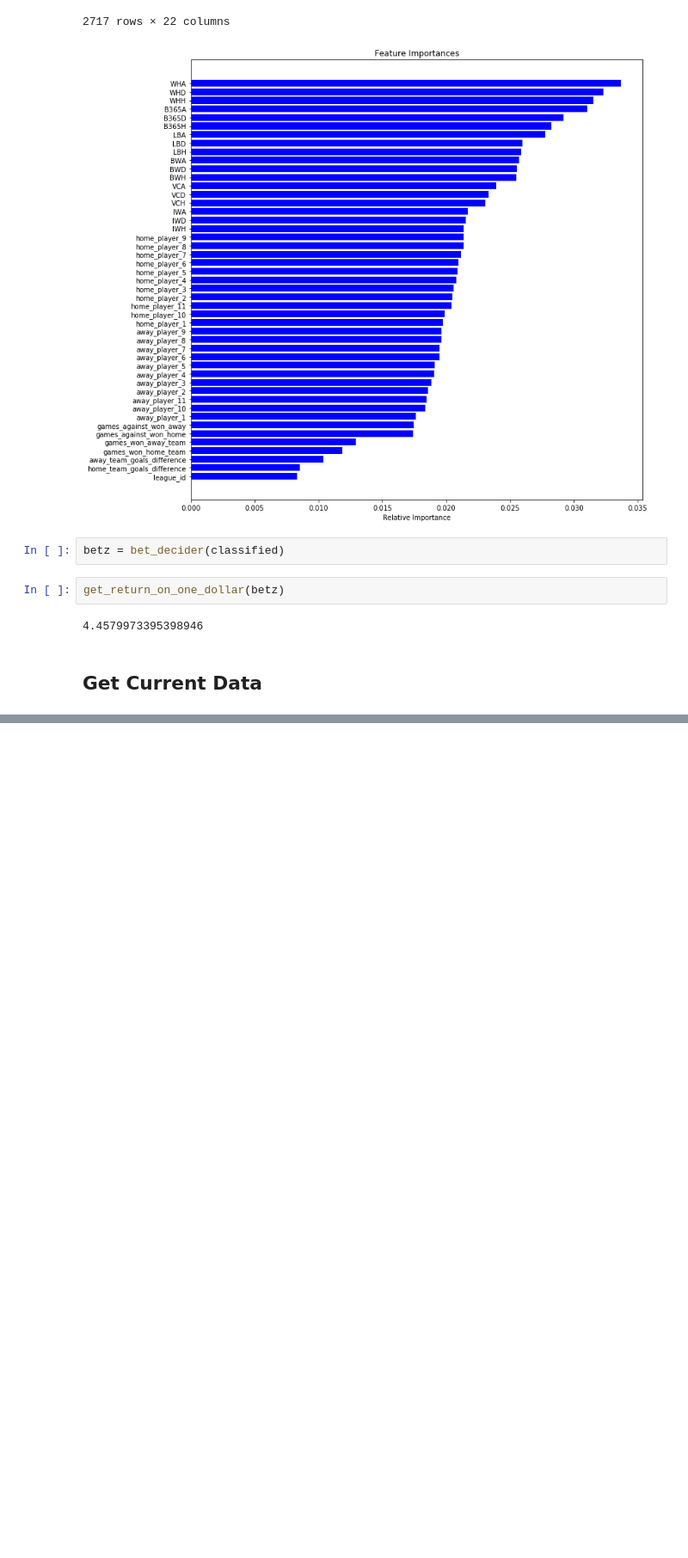
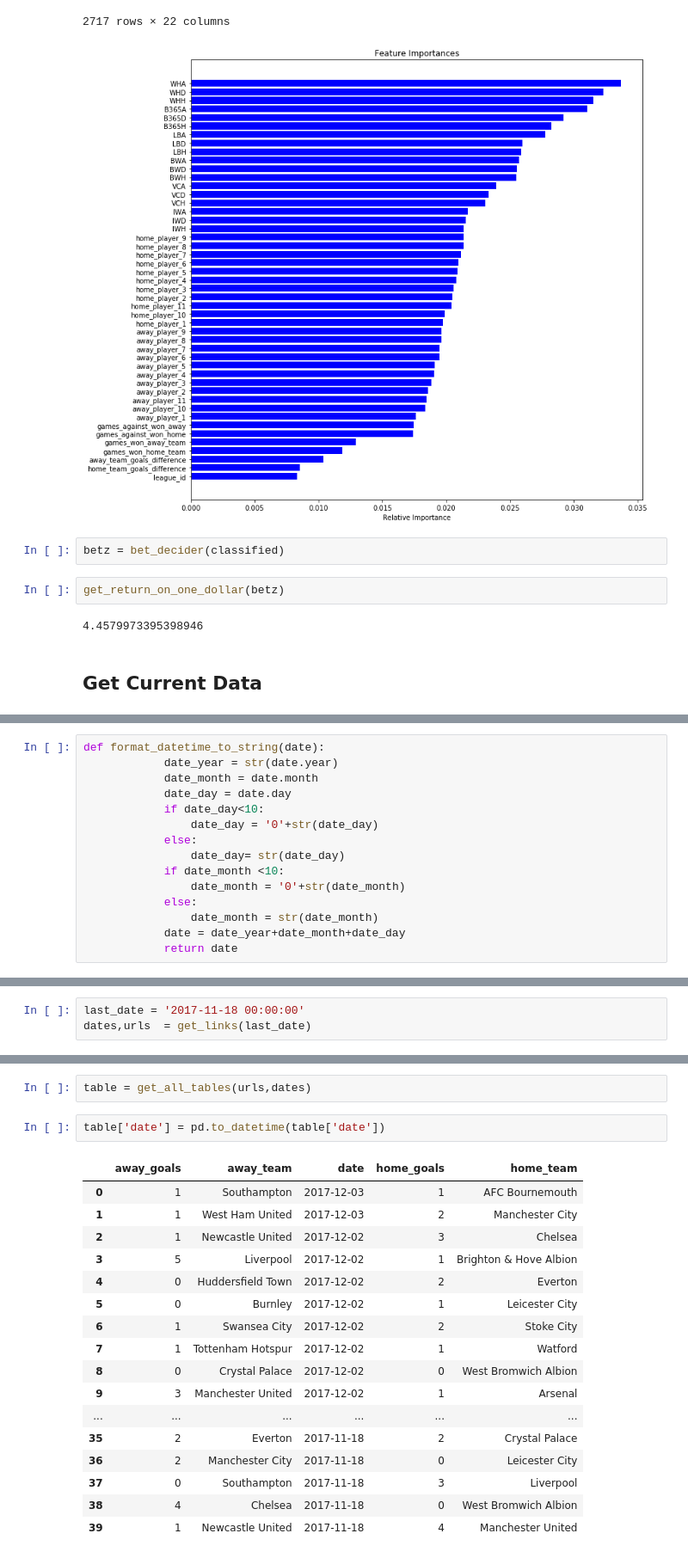
Before and after one commit to rfm2274/Soccer, a Jupyter notebook: Soccer Betting.ipynb, the cells around one changed output, grey strips where cells are left out. Shown at 86% size. Saved outputs shown, nothing was run; the diff lists cells and outputs as text; blank space fills up the shorter version.

```diff
--- a/Soccer Betting.ipynb
+++ b/Soccer Betting.ipynb
@@ -697,0 +711,15 @@ good_bookies
+# %%
+def format_datetime_to_string(date):
+            date_year = str(date.year)
+            date_month = date.month
+            date_day = date.day
+            if date_day<10:
+                date_day = '0'+str(date_day)
+            else:
+                date_day= str(date_day)
+            if date_month <10:
+                date_month = '0'+str(date_month)
+            else:
+                date_month = str(date_month)
+            date = date_year+date_month+date_day
+            return date
@@ -697,0 +843,3 @@ good_bookies
+# %%
+last_date = '2017-11-18 00:00:00'
+dates,urls  = get_links(last_date)
@@ -697,0 +908,22 @@ good_bookies
+# %%
+table = get_all_tables(urls,dates)
+# %%
+table['date'] = pd.to_datetime(table['date'])
+# %% [output]
+|  | away_goals | away_team | date | home_goals | home_team |
+| 0 | 1 | Southampton | 2017-12-03 | 1 | AFC Bournemouth |
+| 1 | 1 | West Ham United | 2017-12-03 | 2 | Manchester City |
+| 2 | 1 | Newcastle United | 2017-12-02 | 3 | Chelsea |
+| 3 | 5 | Liverpool | 2017-12-02 | 1 | Brighton & Hove Albion |
+| 4 | 0 | Huddersfield Town | 2017-12-02 | 2 | Everton |
+| 5 | 0 | Burnley | 2017-12-02 | 1 | Leicester City |
+| 6 | 1 | Swansea City | 2017-12-02 | 2 | Stoke City |
+| 7 | 1 | Tottenham Hotspur | 2017-12-02 | 1 | Watford |
+| 8 | 0 | Crystal Palace | 2017-12-02 | 0 | West Bromwich Albion |
+| 9 | 3 | Manchester United | 2017-12-02 | 1 | Arsenal |
+| ... | ... | ... | ... | ... | ... |
+| 35 | 2 | Everton | 2017-11-18 | 2 | Crystal Palace |
+| 36 | 2 | Manchester City | 2017-11-18 | 0 | Leicester City |
+| 37 | 0 | Southampton | 2017-11-18 | 3 | Liverpool |
+| 38 | 4 | Chelsea | 2017-11-18 | 0 | West Bromwich Albion |
+| 39 | 1 | Newcastle United | 2017-11-18 | 4 | Manchester United |
```
Also changed, not shown: parts of 46 cells of this notebook.
